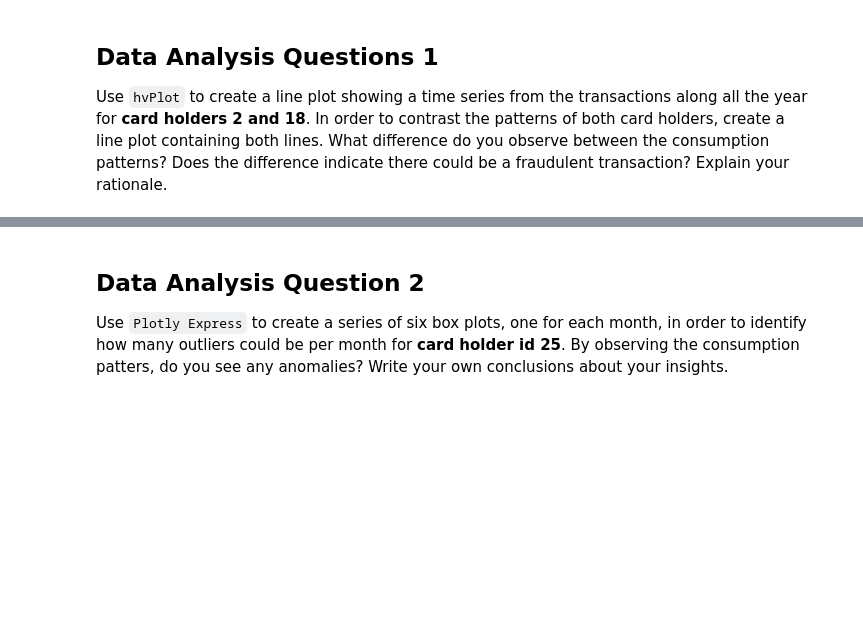
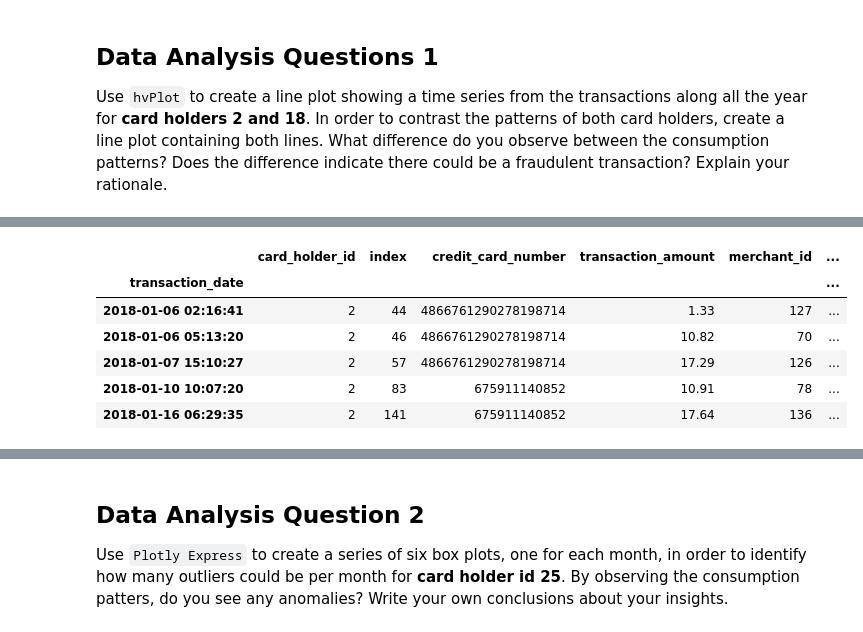
Before and after one commit to jonowens/suspicious_transactions, a Jupyter notebook: visual_data_analysis.ipynb, the cells around one changed output, grey strips where cells are left out. Drawn from its saved outputs; the diff is of its cells as text; code cells hidden in the pictures; blank space fills up the shorter version.

```diff
--- a/visual_data_analysis.ipynb
+++ b/visual_data_analysis.ipynb
@@ -40,0 +83,12 @@ card_holder_18 = df_card_holder[df_card_holder.card_holder_id == 18]
+# %%
+# assign all transactions for card holder 2 to a variable
+card_holder_2 = df_card_holder[df_card_holder.card_holder_id == 2]
+card_holder_2.head()
+# %% [output]
+|  | card_holder_id | index | credit_card_number | transaction_amount | merchant_id | ... |
+| transaction_date |  |  |  |  |  | ... |
+| 2018-01-06 02:16:41 | 2 | 44 | 4866761290278198714 | 1.33 | 127 | ... |
+| 2018-01-06 05:13:20 | 2 | 46 | 4866761290278198714 | 10.82 | 70 | ... |
+| 2018-01-07 15:10:27 | 2 | 57 | 4866761290278198714 | 17.29 | 126 | ... |
+| 2018-01-10 10:07:20 | 2 | 83 | 675911140852 | 10.91 | 78 | ... |
+| 2018-01-16 06:29:35 | 2 | 141 | 675911140852 | 17.64 | 136 | ... |
```
Also changed, not shown: parts of 14 cells of this notebook.
